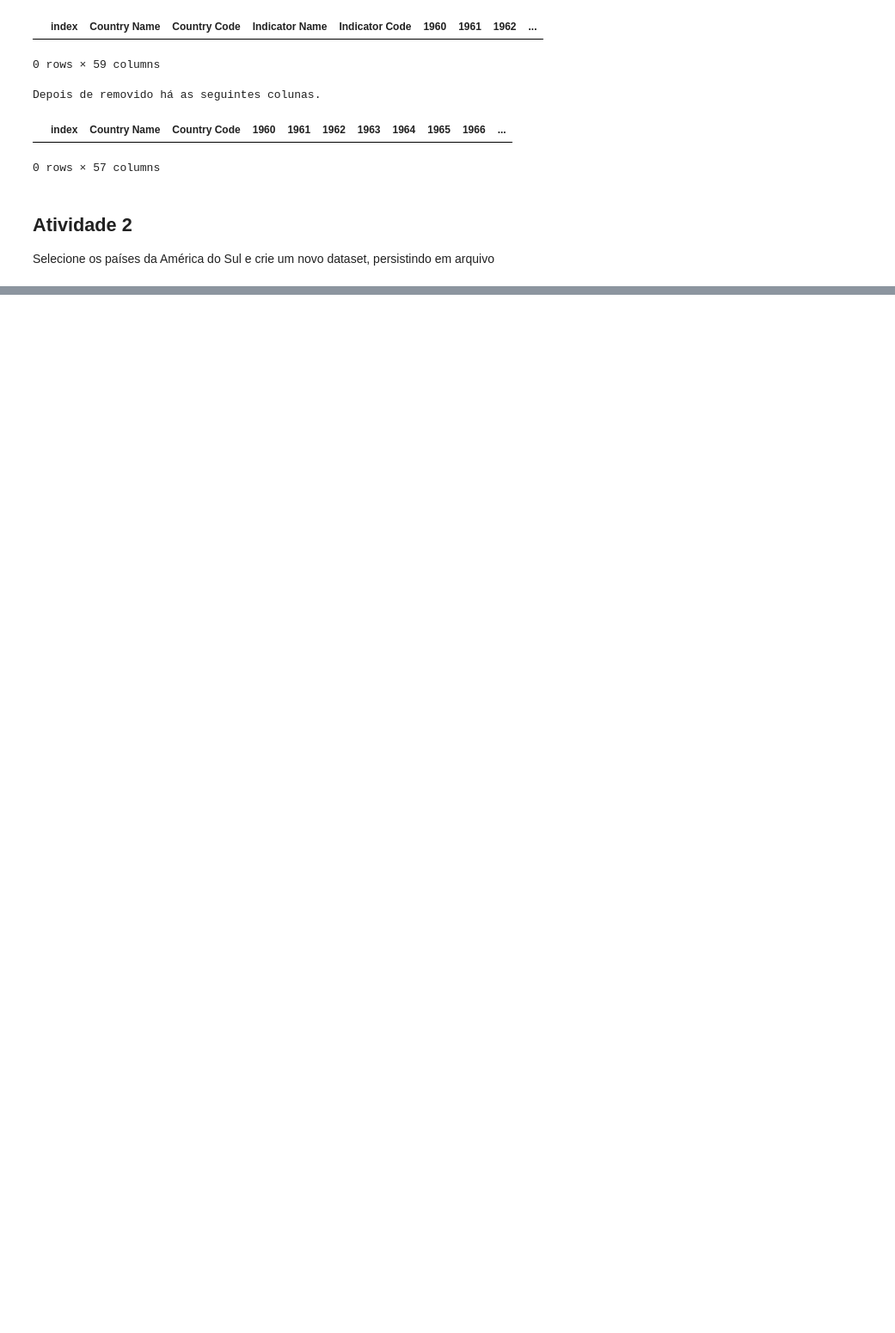
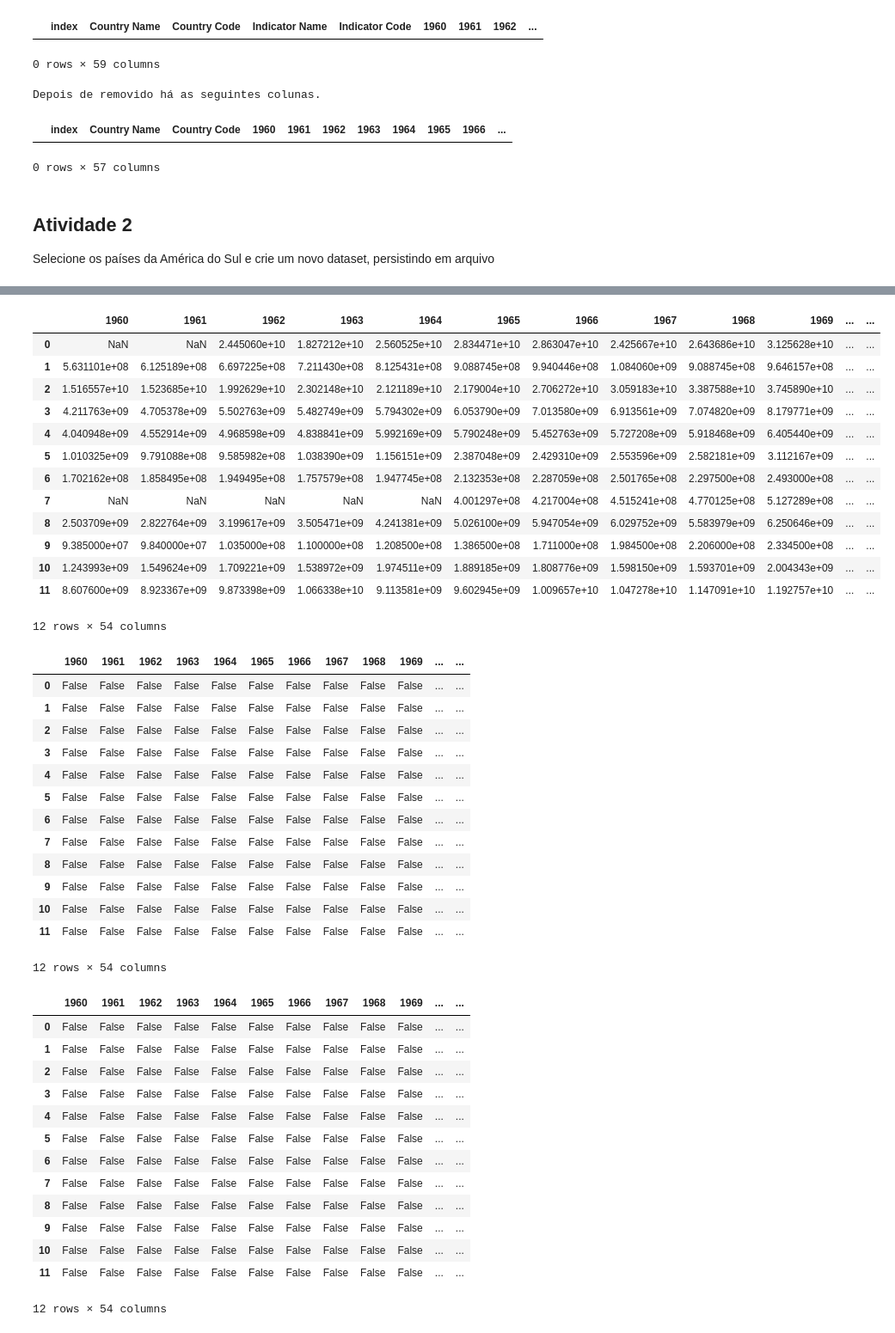
Before and after one commit to sganzerla/DPS852-Data-Science, a Jupyter notebook: T2/t2.ipynb, the cells around one changed output, grey strips where cells are left out. Shown: that part at 86% size. Drawn from its saved outputs; the diff is of its cells as text; code cells hidden in the pictures; blank space fills up the shorter version.

```diff
--- a/T2/t2.ipynb
+++ b/T2/t2.ipynb
@@ -106,0 +111,72 @@ Séries não uniformes.
+# %%
+import pandas as pd
+caminho = './'
+arquivo_dados_paises_latinos = 'dataset_gpd_paises_latinos.csv'
+
+# lendo arquivo
+dataset_dados_paises_latinos = pd.read_csv(caminho + arquivo_dados_paises_latinos, sep = ';', decimal = ',')
+
+dataset_dados_paises_latinos.reset_index(inplace = True, drop = True)
+
+# deletando duas primeiras colunas sem nome
+dataset_dados_paises_latinos = dataset_dados_paises_latinos.iloc[: , 2:]
+
+# apagando colunas
+dataset_dados_paises_latinos = dataset_dados_paises_latinos.drop(['index', 'Country Name', 'Country Code'], axis = 1)
+
+desvio_padrao_anos = dataset_dados_paises_latinos.std(numeric_only = True, skipna = True, axis = 0)
+
+df_desvio = pd.DataFrame({'Desvio': desvio_padrao_anos}).reset_index()
+
+med = df_desvio['Desvio'].mean()
+
+display(dataset_dados_paises_latinos)
+
+maiores_desvio_padrao = dataset_dados_paises_latinos.agg(lambda x : x > med * 2 )
+menores_desvio_padrao = dataset_dados_paises_latinos.agg(lambda x : x < med * -2 )
+
+display(maiores_desvio_padrao)
+display(menores_desvio_padrao)
+# %% [output]
+|  | 1960 | 1961 | 1962 | 1963 | 1964 | 1965 | 1966 | 1967 | 1968 | 1969 | ... | ... |
+| 0 | NaN | NaN | 2.445060e+10 | 1.827212e+10 | 2.560525e+10 | 2.834471e+10 | 2.863047e+10 | 2.425667e+10 | 2.643686e+10 | 3.125628e+10 | ... | ... |
+| 1 | 5.631101e+08 | 6.125189e+08 | 6.697225e+08 | 7.211430e+08 | 8.125431e+08 | 9.088745e+08 | 9.940446e+08 | 1.084060e+09 | 9.088745e+08 | 9.646157e+08 | ... | ... |
+| 2 | 1.516557e+10 | 1.523685e+10 | 1.992629e+10 | 2.302148e+10 | 2.121189e+10 | 2.179004e+10 | 2.706272e+10 | 3.059183e+10 | 3.387588e+10 | 3.745890e+10 | ... | ... |
+| 3 | 4.211763e+09 | 4.705378e+09 | 5.502763e+09 | 5.482749e+09 | 5.794302e+09 | 6.053790e+09 | 7.013580e+09 | 6.913561e+09 | 7.074820e+09 | 8.179771e+09 | ... | ... |
+| 4 | 4.040948e+09 | 4.552914e+09 | 4.968598e+09 | 4.838841e+09 | 5.992169e+09 | 5.790248e+09 | 5.452763e+09 | 5.727208e+09 | 5.918468e+09 | 6.405440e+09 | ... | ... |
+| 5 | 1.010325e+09 | 9.791088e+08 | 9.585982e+08 | 1.038390e+09 | 1.156151e+09 | 2.387048e+09 | 2.429310e+09 | 2.553596e+09 | 2.582181e+09 | 3.112167e+09 | ... | ... |
+| 6 | 1.702162e+08 | 1.858495e+08 | 1.949495e+08 | 1.757579e+08 | 1.947745e+08 | 2.132353e+08 | 2.287059e+08 | 2.501765e+08 | 2.297500e+08 | 2.493000e+08 | ... | ... |
+| 7 | NaN | NaN | NaN | NaN | NaN | 4.001297e+08 | 4.217004e+08 | 4.515241e+08 | 4.770125e+08 | 5.127289e+08 | ... | ... |
+| 8 | 2.503709e+09 | 2.822764e+09 | 3.199617e+09 | 3.505471e+09 | 4.241381e+09 | 5.026100e+09 | 5.947054e+09 | 6.029752e+09 | 5.583979e+09 | 6.250646e+09 | ... | ... |
+| 9 | 9.385000e+07 | 9.840000e+07 | 1.035000e+08 | 1.100000e+08 | 1.208500e+08 | 1.386500e+08 | 1.711000e+08 | 1.984500e+08 | 2.206000e+08 | 2.334500e+08 | ... | ... |
+| 10 | 1.243993e+09 | 1.549624e+09 | 1.709221e+09 | 1.538972e+09 | 1.974511e+09 | 1.889185e+09 | 1.808776e+09 | 1.598150e+09 | 1.593701e+09 | 2.004343e+09 | ... | ... |
+| 11 | 8.607600e+09 | 8.923367e+09 | 9.873398e+09 | 1.066338e+10 | 9.113581e+09 | 9.602945e+09 | 1.009657e+10 | 1.047278e+10 | 1.147091e+10 | 1.192757e+10 | ... | ... |
+12 rows × 54 columns
+|  | 1960 | 1961 | 1962 | 1963 | 1964 | 1965 | 1966 | 1967 | 1968 | 1969 | ... | ... |
+| 0 | False | False | False | False | False | False | False | False | False | False | ... | ... |
+| 1 | False | False | False | False | False | False | False | False | False | False | ... | ... |
+| 2 | False | False | False | False | False | False | False | False | False | False | ... | ... |
+| 3 | False | False | False | False | False | False | False | False | False | False | ... | ... |
+| 4 | False | False | False | False | False | False | False | False | False | False | ... | ... |
+| 5 | False | False | False | False | False | False | False | False | False | False | ... | ... |
+| 6 | False | False | False | False | False | False | False | False | False | False | ... | ... |
+| 7 | False | False | False | False | False | False | False | False | False | False | ... | ... |
+| 8 | False | False | False | False | False | False | False | False | False | False | ... | ... |
+| 9 | False | False | False | False | False | False | False | False | False | False | ... | ... |
+| 10 | False | False | False | False | False | False | False | False | False | False | ... | ... |
+| 11 | False | False | False | False | False | False | False | False | False | False | ... | ... |
+12 rows × 54 columns
+|  | 1960 | 1961 | 1962 | 1963 | 1964 | 1965 | 1966 | 1967 | 1968 | 1969 | ... | ... |
+| 0 | False | False | False | False | False | False | False | False | False | False | ... | ... |
+| 1 | False | False | False | False | False | False | False | False | False | False | ... | ... |
+| 2 | False | False | False | False | False | False | False | False | False | False | ... | ... |
+| 3 | False | False | False | False | False | False | False | False | False | False | ... | ... |
+| 4 | False | False | False | False | False | False | False | False | False | False | ... | ... |
+| 5 | False | False | False | False | False | False | False | False | False | False | ... | ... |
+| 6 | False | False | False | False | False | False | False | False | False | False | ... | ... |
+| 7 | False | False | False | False | False | False | False | False | False | False | ... | ... |
+| 8 | False | False | False | False | False | False | False | False | False | False | ... | ... |
+| 9 | False | False | False | False | False | False | False | False | False | False | ... | ... |
+| 10 | False | False | False | False | False | False | False | False | False | False | ... | ... |
+| 11 | False | False | False | False | False | False | False | False | False | False | ... | ... |
+12 rows × 54 columns
```
Also changed, not shown: parts of 3 cells of this notebook, 1 other file.
